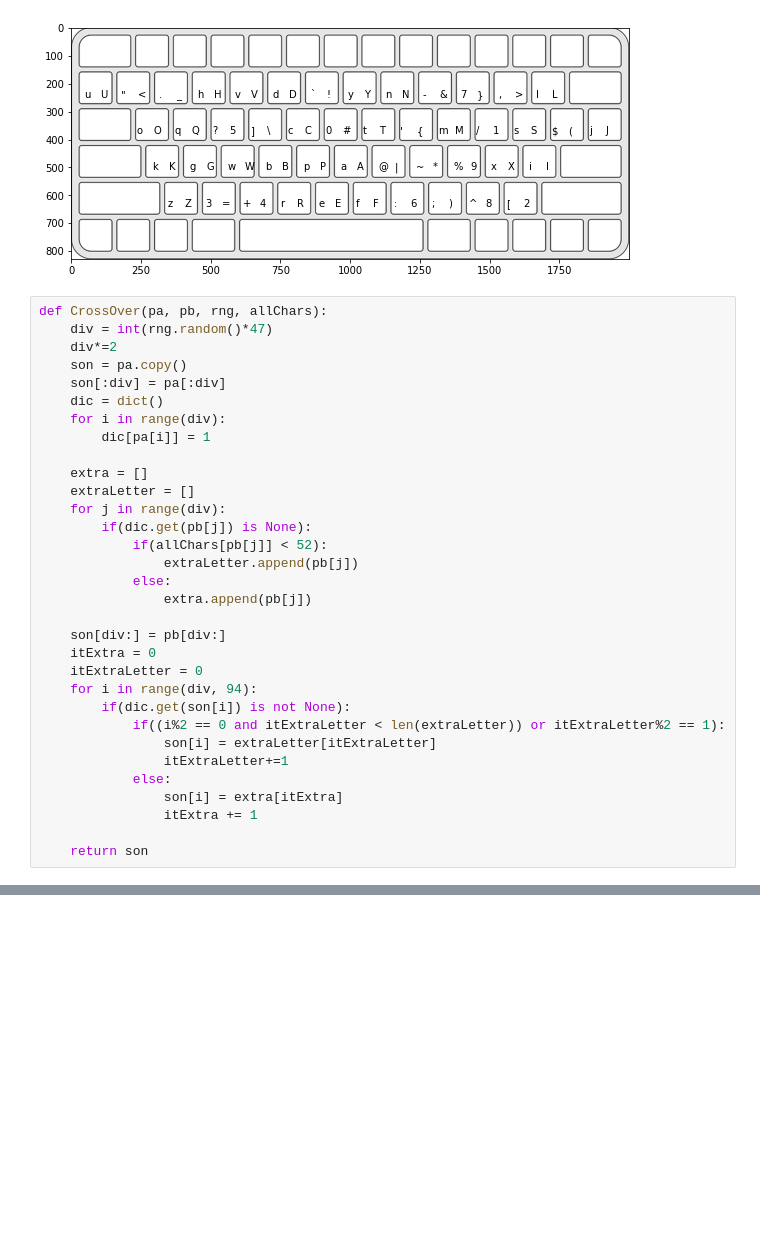
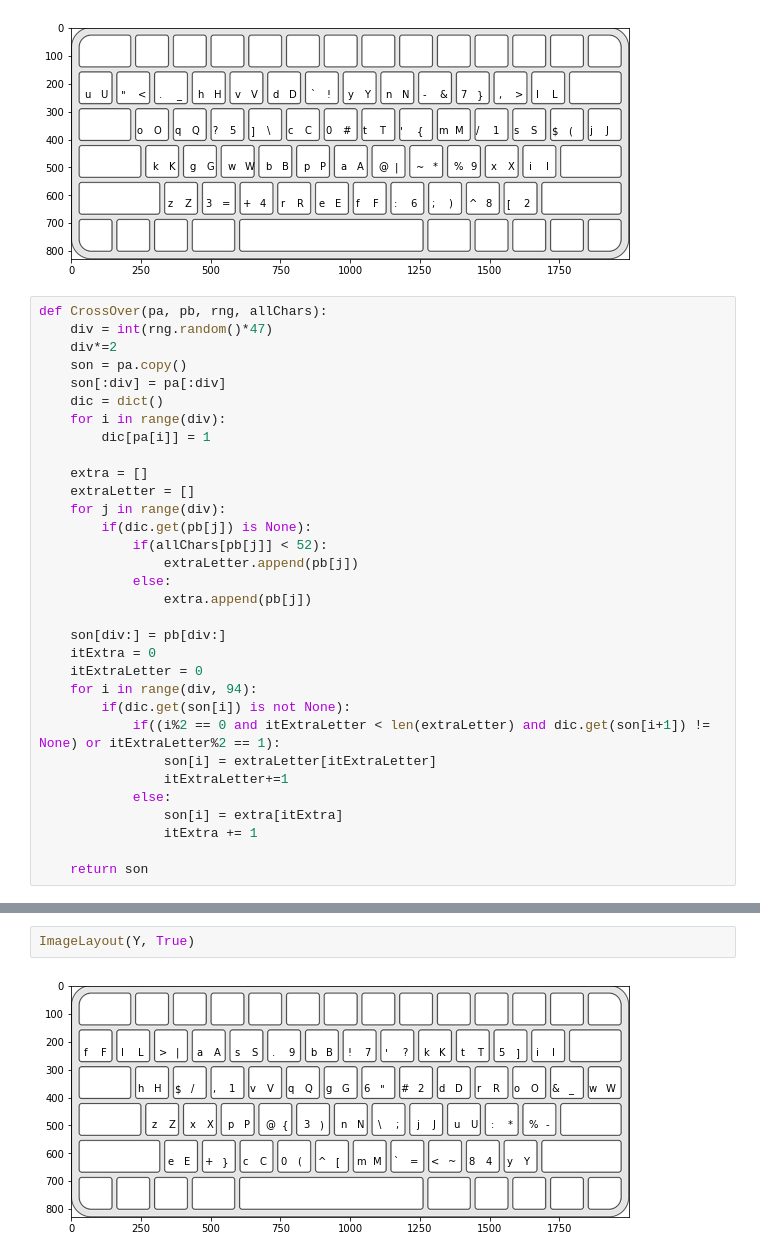
Before and after one commit to jmcsuite/Optimizacion_2, a Jupyter notebook: ProyectoFinal_KeyboardLayout/ObjectiveFunction.ipynb, the cells around one changed output, grey strips where cells are left out. Saved outputs shown, nothing was run; the diff lists cells and outputs as text; blank space fills up the shorter version.

```diff
--- a/ProyectoFinal_KeyboardLayout/ObjectiveFunction.ipynb
+++ b/ProyectoFinal_KeyboardLayout/ObjectiveFunction.ipynb
@@ -406,7 +406,7 @@ def CrossOver(pa, pb, rng, allChars):
     itExtraLetter = 0
     for i in range(div, 94):
         if(dic.get(son[i]) is not None):
-            if((i%2 == 0 and itExtraLetter < len(extraLetter)) or itExtraLetter%2 == 1):
+            if((i%2 == 0 and itExtraLetter < len(extraLetter) and dic.get(son[i+1]) != None) or itExtraLetter%2 == 1):
                 son[i] = extraLetter[itExtraLetter]
                 itExtraLetter+=1
             else:
@@ -431,0 +432,4 @@ print(ObjectiveFunction(X1, helper), ObjectiveFunction(X2, helper) ,ObjectiveFun
+# %%
+ImageLayout(Y, True)
+# %% [output]
+[figure, added]
```
Also changed, not shown: parts of 3 cells of this notebook.
